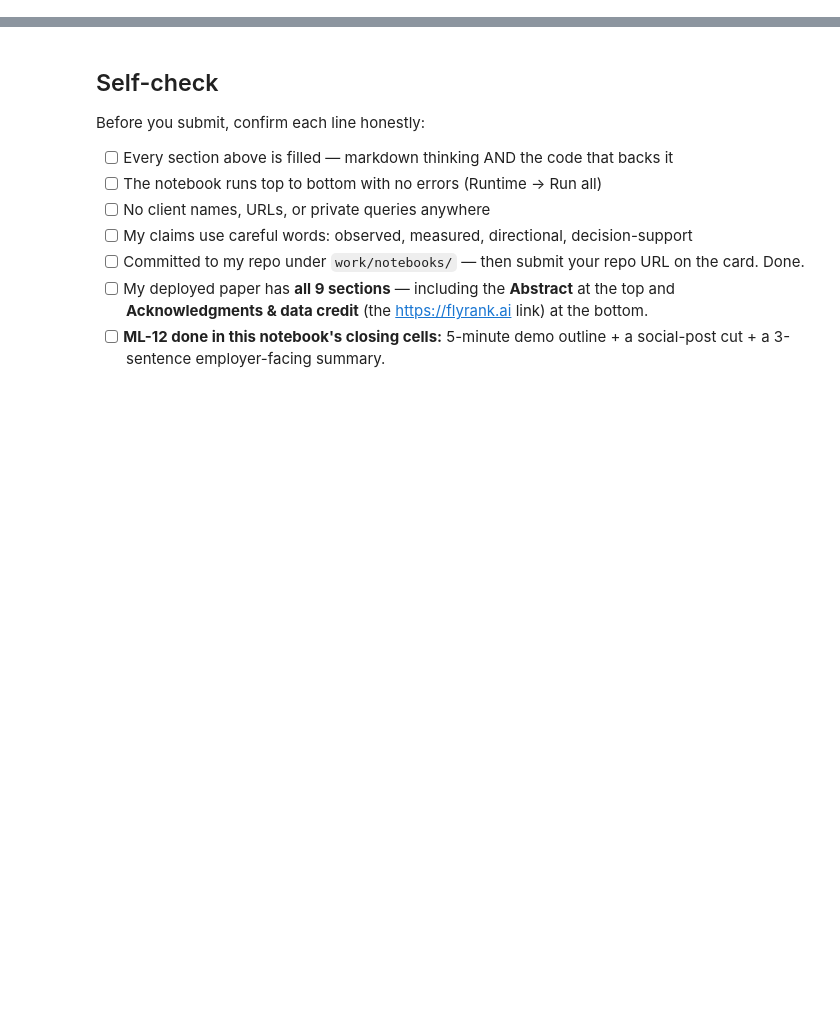
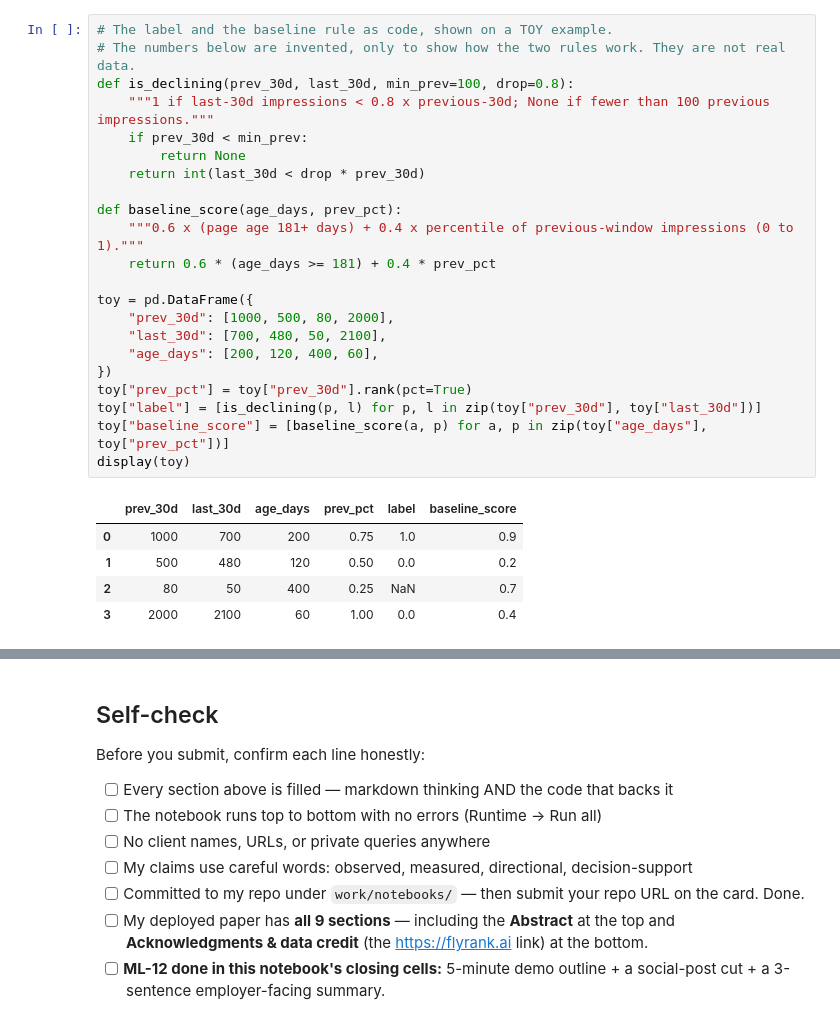
Before and after one commit to NAJAM2005/flyrank-ml-internship, a Jupyter notebook: work/notebooks/capstone.ipynb, the cells around one changed output, grey strips where cells are left out. Cells and saved outputs as stored; diff of their text form; blank space fills up the shorter version.

```diff
--- a/work/notebooks/capstone.ipynb
+++ b/work/notebooks/capstone.ipynb
@@ -36,0 +103,28 @@ This skeleton is yours to fill. Work the sections **in order** — each one has
+# %%
+# The label and the baseline rule as code, shown on a TOY example.
+# The numbers below are invented, only to show how the two rules work. They are not real data.
+def is_declining(prev_30d, last_30d, min_prev=100, drop=0.8):
+    """1 if last-30d impressions < 0.8 x previous-30d; None if fewer than 100 previous impressions."""
+    if prev_30d < min_prev:
+        return None
+    return int(last_30d < drop * prev_30d)
+
+def baseline_score(age_days, prev_pct):
+    """0.6 x (page age 181+ days) + 0.4 x percentile of previous-window impressions (0 to 1)."""
+    return 0.6 * (age_days >= 181) + 0.4 * prev_pct
+
+toy = pd.DataFrame({
+    "prev_30d": [1000, 500, 80, 2000],
+    "last_30d": [700, 480, 50, 2100],
+    "age_days": [200, 120, 400, 60],
+})
+toy["prev_pct"] = toy["prev_30d"].rank(pct=True)
+toy["label"] = [is_declining(p, l) for p, l in zip(toy["prev_30d"], toy["last_30d"])]
+toy["baseline_score"] = [baseline_score(a, p) for a, p in zip(toy["age_days"], toy["prev_pct"])]
+display(toy)
+# %% [output]
+|  | prev_30d | last_30d | age_days | prev_pct | label | baseline_score |
+| 0 | 1000 | 700 | 200 | 0.75 | 1.0 | 0.9 |
+| 1 | 500 | 480 | 120 | 0.50 | 0.0 | 0.2 |
+| 2 | 80 | 50 | 400 | 0.25 | NaN | 0.7 |
+| 3 | 2000 | 2100 | 60 | 1.00 | 0.0 | 0.4 |
```
Also changed, not shown: parts of 25 cells of this notebook.
